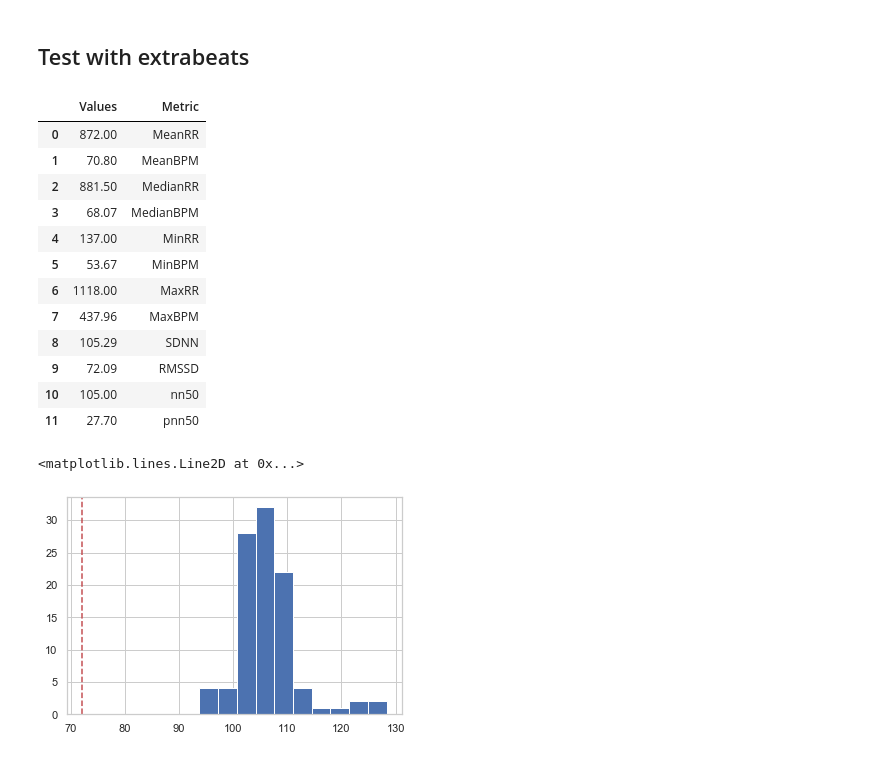
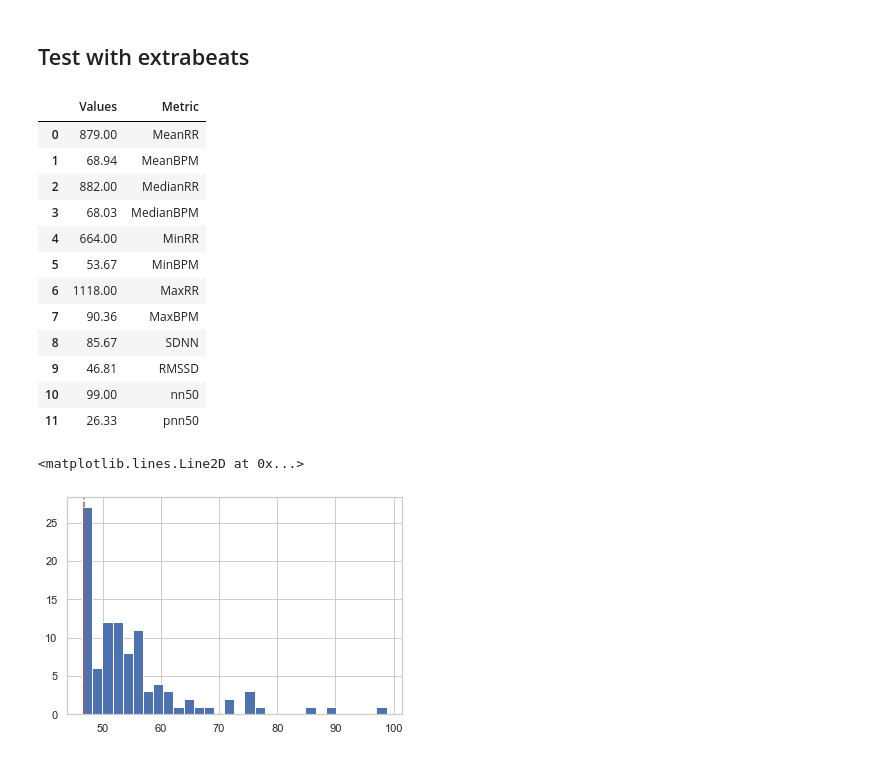
Before and after one commit to embodied-computation-group/systole, a Jupyter notebook: notebooks/ArtifactCorrection.ipynb, the cells around one changed output. Saved outputs shown, nothing was run; the diff lists cells and outputs as text; code cells hidden in the pictures.

```diff
--- a/notebooks/ArtifactCorrection.ipynb
+++ b/notebooks/ArtifactCorrection.ipynb
@@ -66,5 +32,0 @@ plot(df, anomaly_pred=anomalies, ts_linewidth=1, ap_markersize=5, ap_color='red'
-# %%
-# Remove peqks in booleqn vector
-rm_peaks = np.where(peaks)[0][1:][anomalies.values]
-peaks[rm_peaks] = 0
-new_rr = np.diff(np.where(peaks))[0]
@@ -101,3 +32,0 @@ for outlier in np.where(anomalies.values)[0]:
-# %%
-for f in final:
-    peaks = np.logical_or(peaks, f)
@@ -139,0 +33,3 @@ plot(df, anomaly_pred=anomalies, ts_linewidth=1, ap_markersize=5, ap_color='red'
+# %%
+# Artefact correction
+clean_peaks, per = artifact_removal(peaks)
@@ -144,29 +52,29 @@ The procedure prviously describe is implemented in the artifact_removal() functi
 # %% [markdown]
 ## Test with extrabeats
 # %%
-signal, peaks = oxi_peaks(oxi)
+#signal, peaks = oxi_peaks(oxi)
 time_domain(np.diff(np.where(peaks)[0]))
 # %% [output]
 |  | Values | Metric |
-| 0 | 872.00 | MeanRR |
-| 1 | 70.80 | MeanBPM |
-| 2 | 881.50 | MedianRR |
-| 3 | 68.07 | MedianBPM |
-| 4 | 137.00 | MinRR |
+| 0 | 879.00 | MeanRR |
+| 1 | 68.94 | MeanBPM |
+| 2 | 882.00 | MedianRR |
+| 3 | 68.03 | MedianBPM |
+| 4 | 664.00 | MinRR |
 | 5 | 53.67 | MinBPM |
 | 6 | 1118.00 | MaxRR |
-| 7 | 437.96 | MaxBPM |
-| 8 | 105.29 | SDNN |
-| 9 | 72.09 | RMSSD |
-| 10 | 105.00 | nn50 |
-| 11 | 27.70 | pnn50 |
+| 7 | 90.36 | MaxBPM |
+| 8 | 85.67 | SDNN |
+| 9 | 46.81 | RMSSD |
+| 10 | 99.00 | nn50 |
+| 11 | 26.33 | pnn50 |
 # %%
 rms = []
 for i in range(100):
     noisy_peaks = peaks.copy()
 
     # Add extra beats (n=5)
-    idx = np.random.choice(np.arange(len(noisy_peaks)), size=5)
+    idx = np.random.choice(np.where(noisy_peaks==0)[0], size=5)
     noisy_peaks[idx] = 1
 
     # Apply artifact correction
@@ -174,8 +82,8 @@ for i in range(100):
     stats = time_domain(np.diff(np.where(clean_peaks)[0]))
     rms.append(stats.Values[stats.Metric=='RMSSD'].iloc[0])
 # %%
-plt.hist(rms)
-plt.axvline(x=72.09, color='r', linestyle='--')
+plt.hist(rms, bins=30)
+plt.axvline(x=46.81, color='r', linestyle='--')
 # %% [output]
 <matplotlib.lines.Line2D at 0x...>
-[figure, old version]
+[figure, new version]
```
Also changed, not shown: parts of 55 cells of this notebook, 4 other files.
